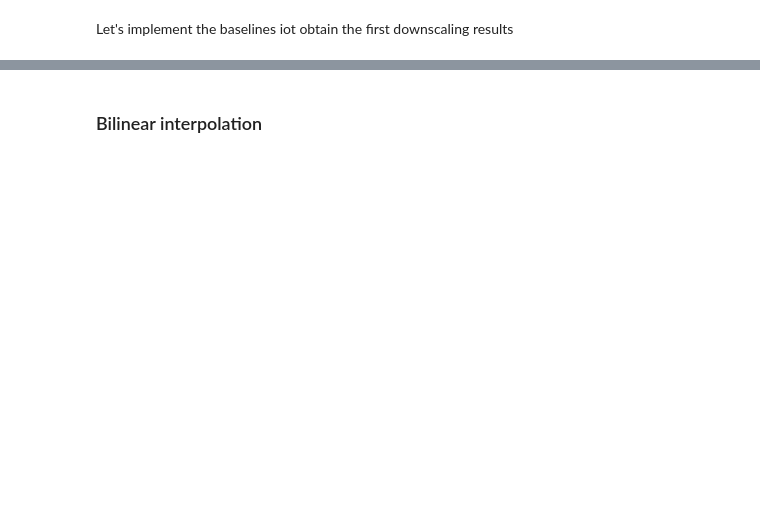
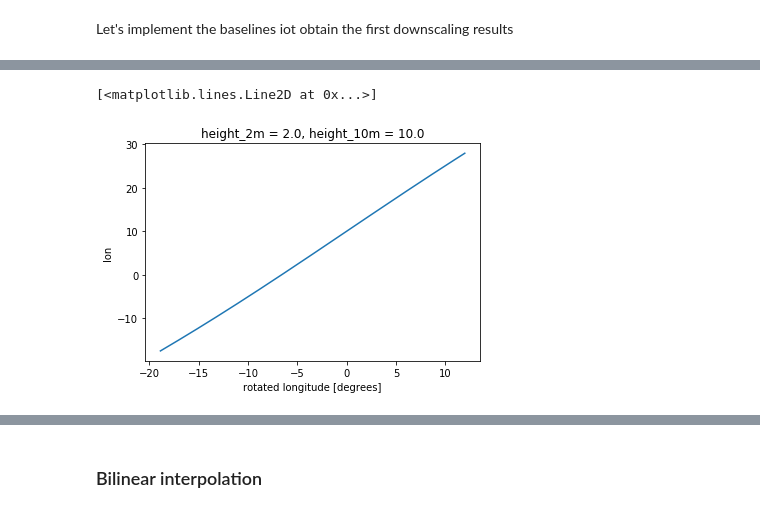
Before and after one commit to LeoMicollet/Downscaling_CM, a Jupyter notebook: dev/Baselines.ipynb, the cells around one changed output, grey strips where cells are left out. Drawn from its saved outputs; the diff is of its cells as text; code cells hidden in the pictures; blank space fills up the shorter version.

```diff
--- a/dev/Baselines.ipynb
+++ b/dev/Baselines.ipynb
@@ -22,0 +53,5 @@ week_12km = xr.open_dataset("random_week_12km_odim.nc")
+# %%
+mean_lon.plot()
+# %% [output]
+[<matplotlib.lines.Line2D at 0x...>]
+[figure, added]
```
Also changed, not shown: parts of 24 cells of this notebook, 2 other files.
